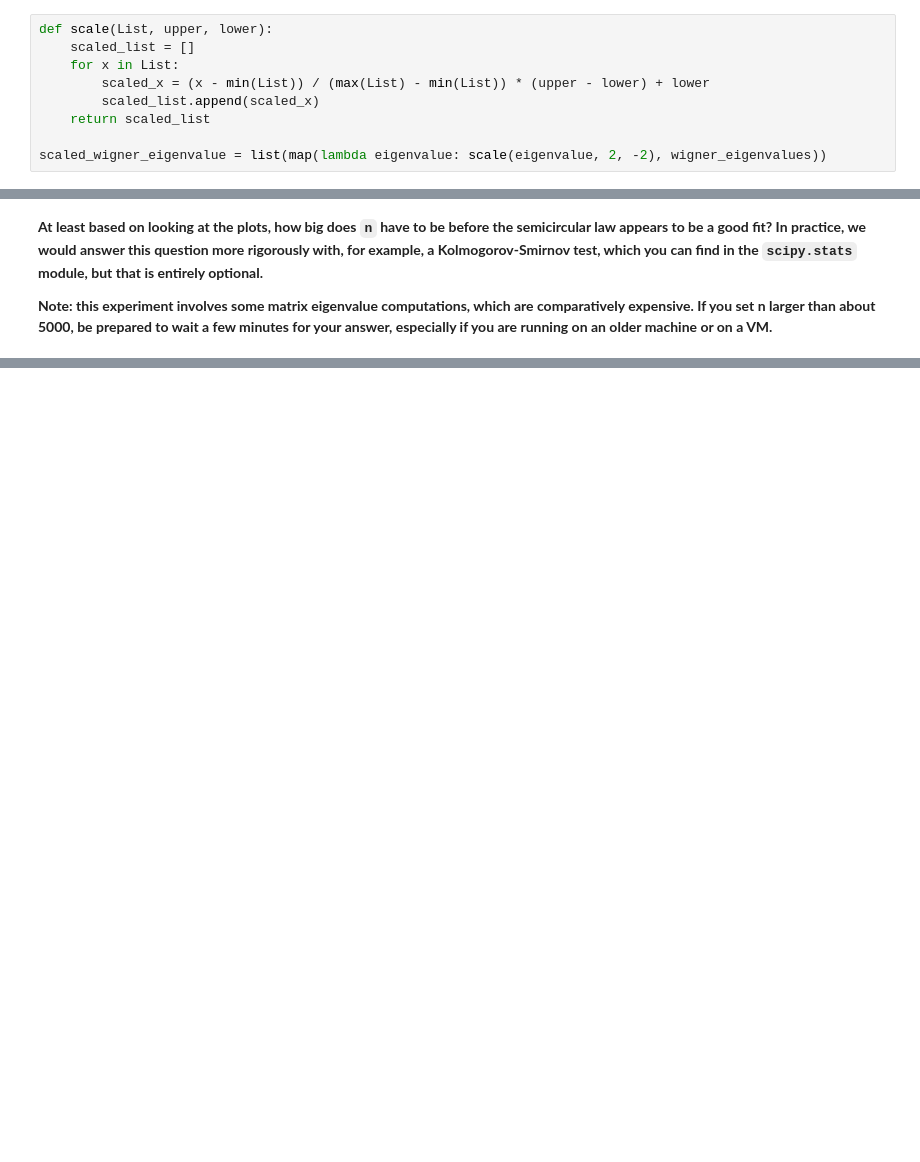
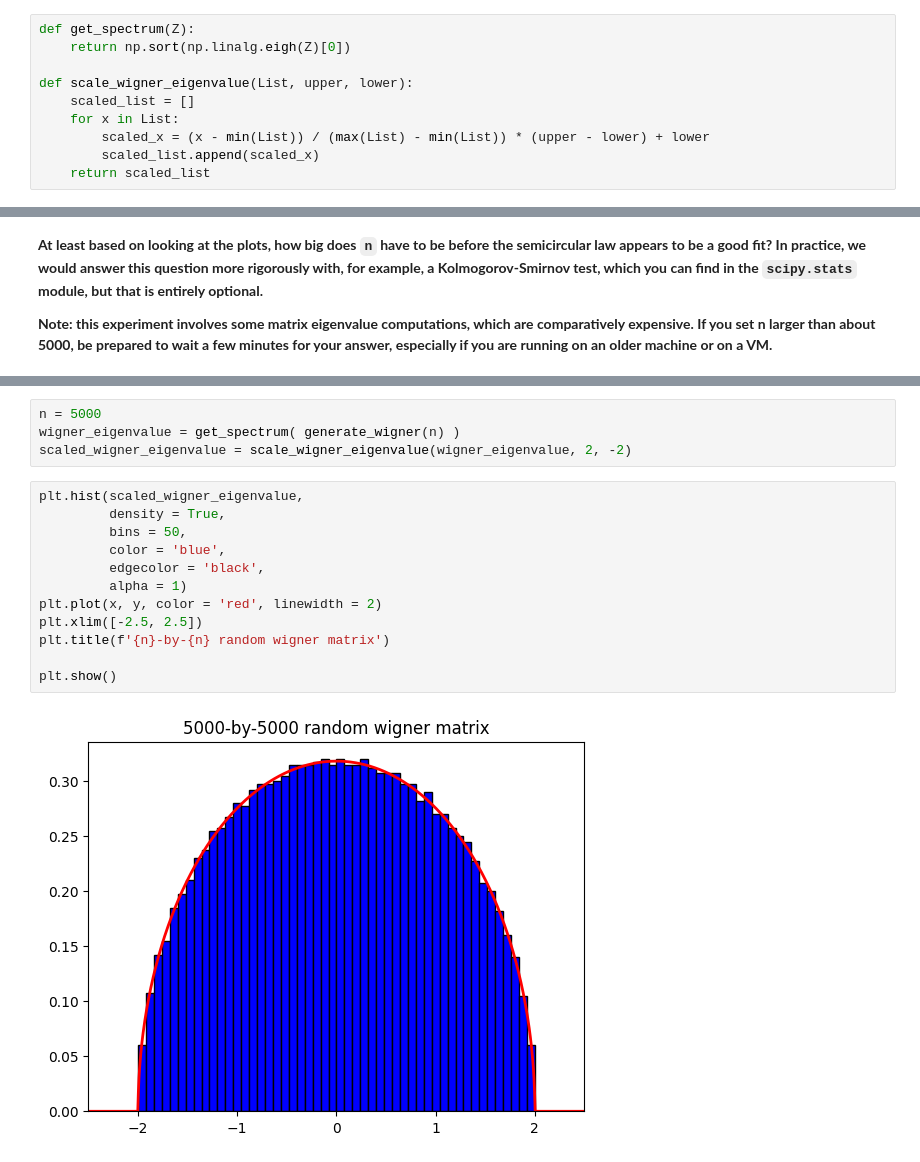
Before and after one commit to Stochastic1017/STAT_606, a Jupyter notebook: ssudhir2_hw6/ssudhir2_hw6.ipynb, the cells around one changed output, grey strips where cells are left out. Drawn from its saved outputs; the diff is of its cells as text; blank space fills up the shorter version.

```diff
--- a/ssudhir2_hw6/ssudhir2_hw6.ipynb
+++ b/ssudhir2_hw6/ssudhir2_hw6.ipynb
@@ -75,9 +64,10 @@ wigner_eigenvalues = list(map(lambda Z: get_spectrum(Z), wigner_matrices))
 # %%
-def scale(List, upper, lower):
+def get_spectrum(Z):
+    return np.sort(np.linalg.eigh(Z)[0])
+
+def scale_wigner_eigenvalue(List, upper, lower):
     scaled_list = []
     for x in List:
         scaled_x = (x - min(List)) / (max(List) - min(List)) * (upper - lower) + lower
         scaled_list.append(scaled_x)
     return scaled_list
-
-scaled_wigner_eigenvalue = list(map(lambda eigenvalue: scale(eigenvalue, 2, -2), wigner_eigenvalues))
@@ -133,0 +118,18 @@ Looking at the above example, a 1000-by-1000 Wigner Matrix eigenvalues do seem t
+# %%
+n = 5000
+wigner_eigenvalue = get_spectrum( generate_wigner(n) )
+scaled_wigner_eigenvalue = scale_wigner_eigenvalue(wigner_eigenvalue, 2, -2)
+# %%
+plt.hist(scaled_wigner_eigenvalue,
+         density = True,
+         bins = 50,
+         color = 'blue',
+         edgecolor = 'black',
+         alpha = 1)
+plt.plot(x, y, color = 'red', linewidth = 2)
+plt.xlim([-2.5, 2.5])
+plt.title(f'{n}-by-{n} random wigner matrix')
+
+plt.show()
+# %% [output]
+[figure, added]
```
Also changed, not shown: parts of 12 cells of this notebook.
